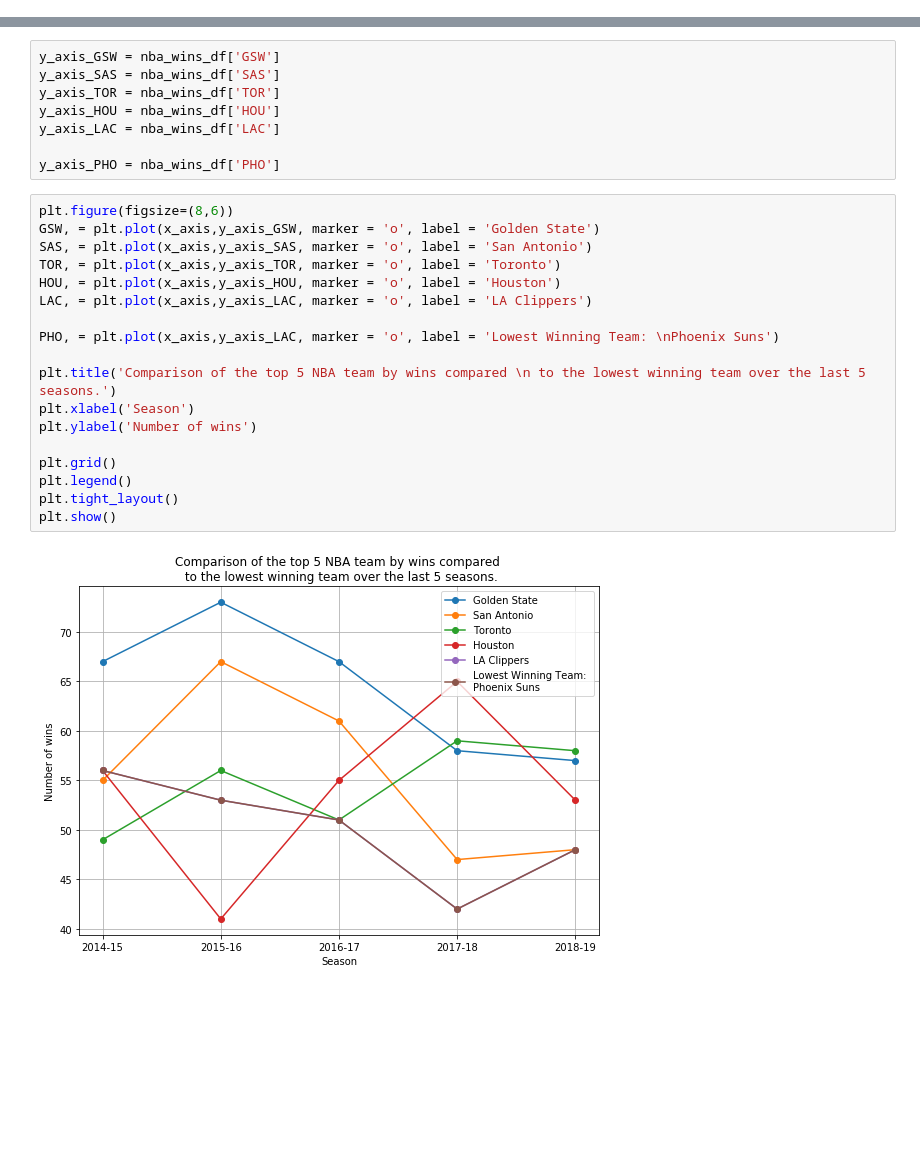
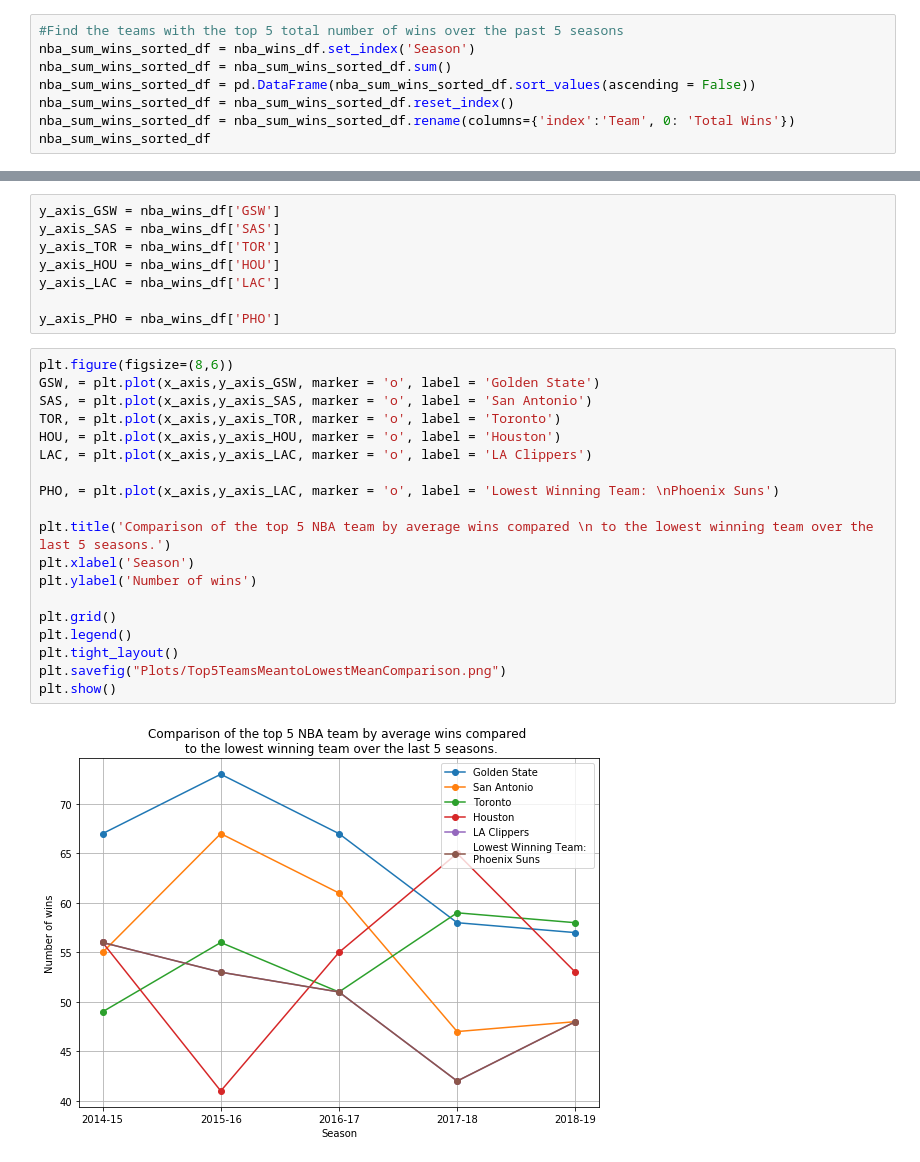
Before and after one commit to Michelin96/project-one, a Jupyter notebook: TeamWins_plots.ipynb, the cells around one changed output, grey strips where cells are left out. Cells and saved outputs as stored; diff of their text form; blank space fills up the shorter version.

```diff
--- a/TeamWins_plots.ipynb
+++ b/TeamWins_plots.ipynb
@@ -52,3 +51,11 @@ nba_wins_df
 | 1 | 2017-18 | 24.0 | 55.0 | 28.0 | 27.0 | 36.0 | 50.0 | 24.0 | 46.0 | 39.0 | ... | ... |
 | 0 | 2018-19 | 29.0 | 49.0 | 42.0 | 22.0 | 39.0 | 19.0 | 33.0 | 54.0 | 41.0 | ... | ... |
 5 rows × 31 columns
+# %%
+#Find the teams with the top 5 total number of wins over the past 5 seasons
+nba_sum_wins_sorted_df = nba_wins_df.set_index('Season')
+nba_sum_wins_sorted_df = nba_sum_wins_sorted_df.sum()
+nba_sum_wins_sorted_df = pd.DataFrame(nba_sum_wins_sorted_df.sort_values(ascending = False))
+nba_sum_wins_sorted_df = nba_sum_wins_sorted_df.reset_index()
+nba_sum_wins_sorted_df = nba_sum_wins_sorted_df.rename(columns={'index':'Team', 0: 'Total Wins'})
+nba_sum_wins_sorted_df
@@ -105,20 +130,21 @@ y_axis_PHO = nba_wins_df['PHO']
 # %%
 plt.figure(figsize=(8,6))
 GSW, = plt.plot(x_axis,y_axis_GSW, marker = 'o', label = 'Golden State')
 SAS, = plt.plot(x_axis,y_axis_SAS, marker = 'o', label = 'San Antonio')
 TOR, = plt.plot(x_axis,y_axis_TOR, marker = 'o', label = 'Toronto')
 HOU, = plt.plot(x_axis,y_axis_HOU, marker = 'o', label = 'Houston')
 LAC, = plt.plot(x_axis,y_axis_LAC, marker = 'o', label = 'LA Clippers')
 
 PHO, = plt.plot(x_axis,y_axis_LAC, marker = 'o', label = 'Lowest Winning Team: \nPhoenix Suns')
 
-plt.title('Comparison of the top 5 NBA team by wins compared \n to the lowest winning team over the last 5 seasons.')
+plt.title('Comparison of the top 5 NBA team by average wins compared \n to the lowest winning team over the last 5 seasons.')
 plt.xlabel('Season')
 plt.ylabel('Number of wins')
 
 plt.grid()
 plt.legend()
 plt.tight_layout()
+plt.savefig("Plots/Top5TeamsMeantoLowestMeanComparison.png")
 plt.show()
 # %% [output]
-[figure, old version]
+[figure, new version]
```
Also changed, not shown: parts of 3 cells of this notebook, 7 other files.
